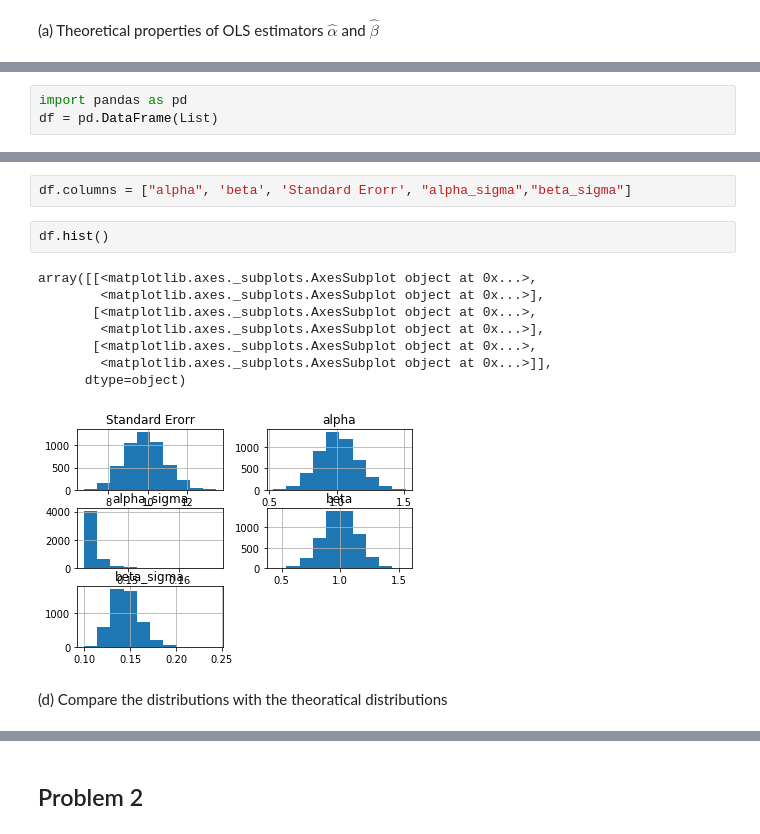
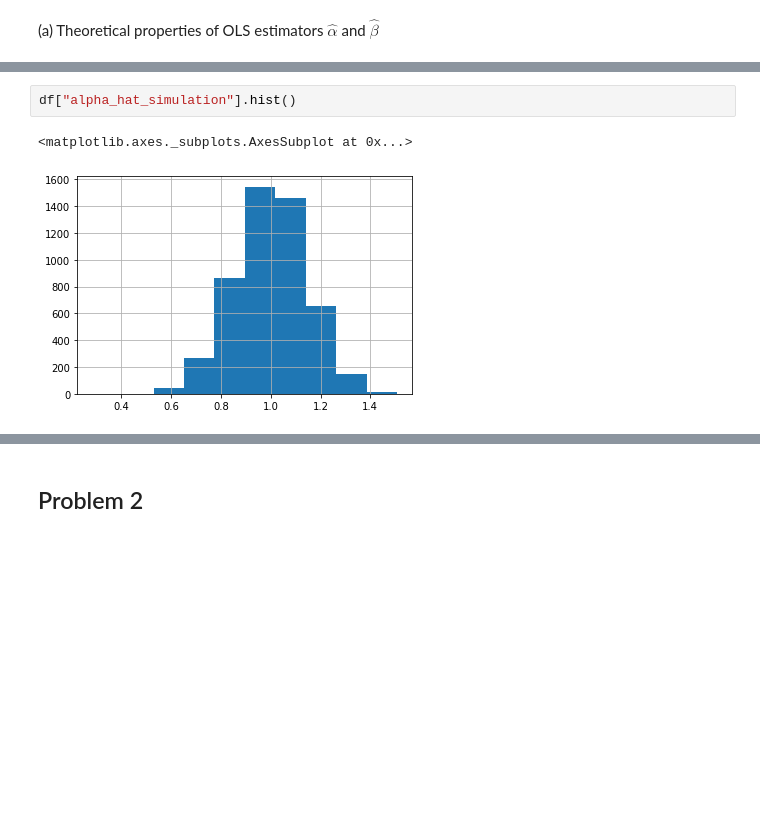
Before and after one commit to KangOxford/temp, a Jupyter notebook: PS7.ipynb, the cells around one changed output, grey strips where cells are left out. Drawn from its saved outputs; the diff is of its cells as text; blank space fills up the shorter version.

```diff
--- a/PS7.ipynb
+++ b/PS7.ipynb
@@ -31,3 +80,0 @@ for i in range(M):
-# %%
-import pandas as pd
-df = pd.DataFrame(List)
@@ -47,15 +81,5 @@ beta, std   0.1478288318142948
-# %%
-df.columns = ["alpha", 'beta', 'Standard Erorr', "alpha_sigma","beta_sigma"]
 # %%
-df.hist()
+df["alpha_hat_simulation"].hist()
 # %% [output]
-array([[<matplotlib.axes._subplots.AxesSubplot object at 0x...>,
-        <matplotlib.axes._subplots.AxesSubplot object at 0x...>],
-       [<matplotlib.axes._subplots.AxesSubplot object at 0x...>,
-        <matplotlib.axes._subplots.AxesSubplot object at 0x...>],
-       [<matplotlib.axes._subplots.AxesSubplot object at 0x...>,
-        <matplotlib.axes._subplots.AxesSubplot object at 0x...>]],
-      dtype=object)
+<matplotlib.axes._subplots.AxesSubplot at 0x...>
-[figure, old version]
+[figure, new version]
-# %% [markdown]
-(d) Compare the distributions with the theoratical distributions
```
Also changed, not shown: parts of 32 cells of this notebook.
